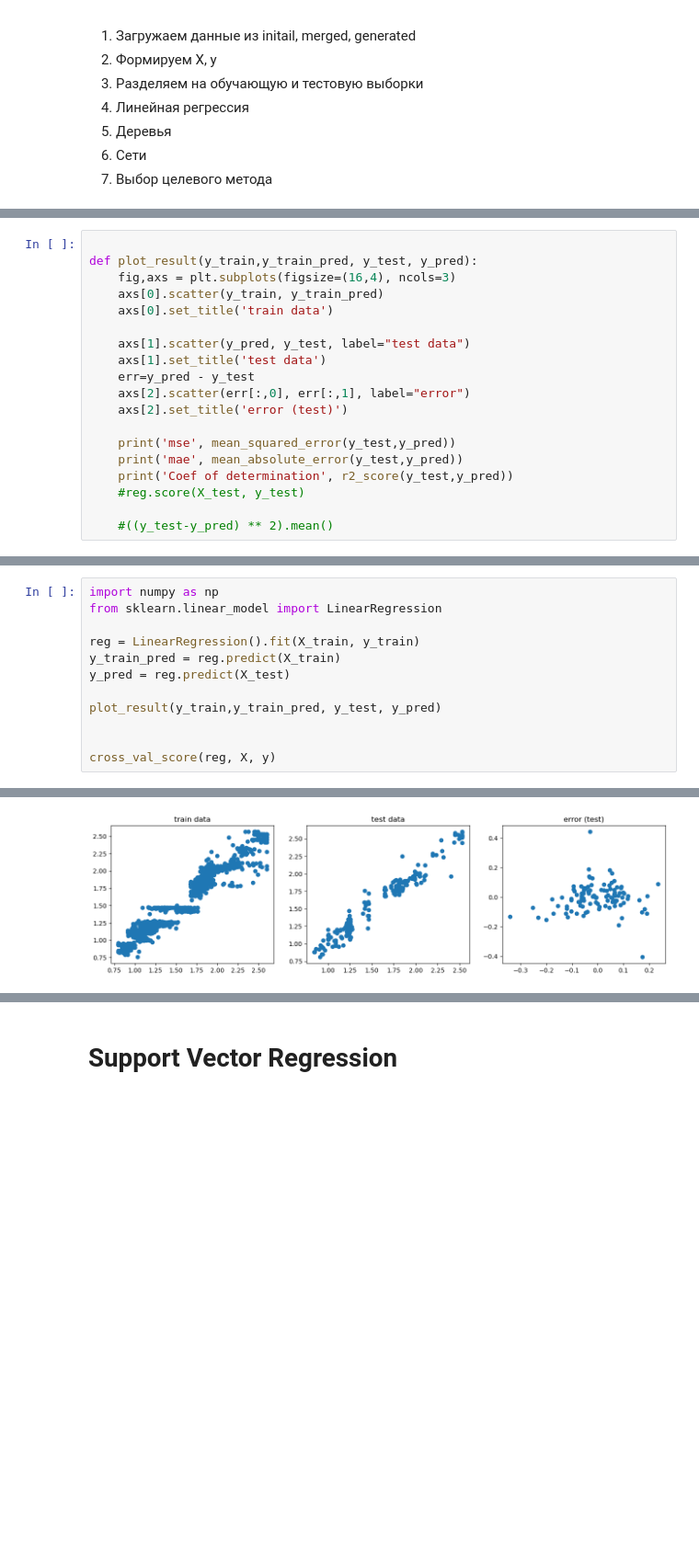
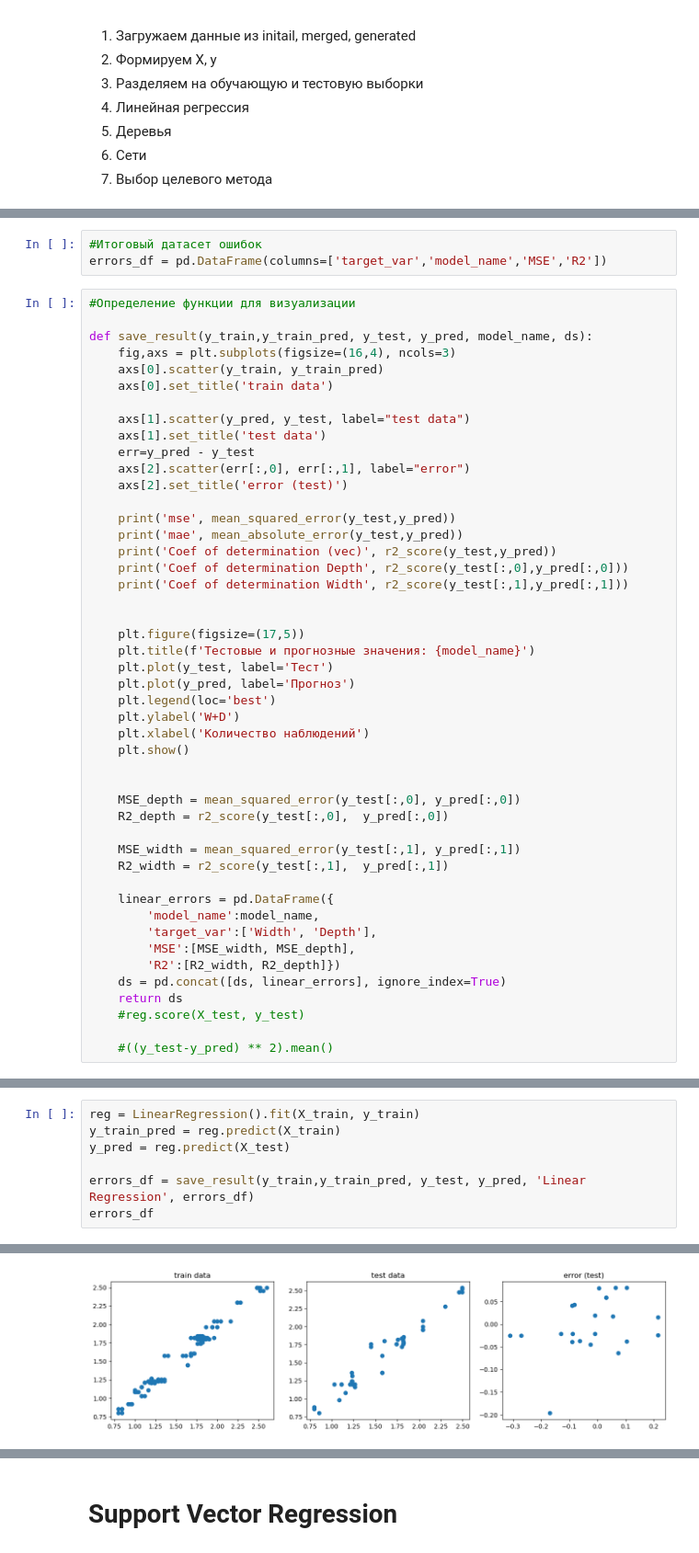
Before and after one commit to evgnikonorov/ML-Flask-app, a Jupyter notebook: 2.Algo_analysis/Methods_test.ipynb, the cells around one changed output, grey strips where cells are left out. Shown at 92% size. Drawn from its saved outputs; the diff is of its cells as text; blank space fills up the shorter version.

```diff
--- a/2.Algo_analysis/Methods_test.ipynb
+++ b/2.Algo_analysis/Methods_test.ipynb
@@ -68,6 +76,10 @@ X_train, X_test, y_train, y_test = train_test_split(X, y, train_size=0.9)
+# %%
+#Итоговый датасет ошибок
+errors_df = pd.DataFrame(columns=['target_var','model_name','MSE','R2'])
 # %%
+#Определение функции для визуализации
 
-def plot_result(y_train,y_train_pred, y_test, y_pred):
+def save_result(y_train,y_train_pred, y_test, y_pred, model_name, ds):
     fig,axs = plt.subplots(figsize=(16,4), ncols=3)
     axs[0].scatter(y_train, y_train_pred)
     axs[0].set_title('train data')
@@ -80,7 +92,34 @@ def plot_result(y_train,y_train_pred, y_test, y_pred):
 
     print('mse', mean_squared_error(y_test,y_pred))
     print('mae', mean_absolute_error(y_test,y_pred))
-    print('Coef of determination', r2_score(y_test,y_pred))
+    print('Coef of determination (vec)', r2_score(y_test,y_pred))
+    print('Coef of determination Depth', r2_score(y_test[:,0],y_pred[:,0]))
+    print('Coef of determination Width', r2_score(y_test[:,1],y_pred[:,1]))
+
+
+    plt.figure(figsize=(17,5))
+    plt.title(f'Тестовые и прогнозные значения: {model_name}')
+    plt.plot(y_test, label='Тест')
+    plt.plot(y_pred, label='Прогноз')
+    plt.legend(loc='best')
+    plt.ylabel('W+D')
+    plt.xlabel('Количество наблюдений')
+    plt.show()
+
+
+    MSE_depth = mean_squared_error(y_test[:,0], y_pred[:,0])
+    R2_depth = r2_score(y_test[:,0],  y_pred[:,0])
+
+    MSE_width = mean_squared_error(y_test[:,1], y_pred[:,1])
+    R2_width = r2_score(y_test[:,1],  y_pred[:,1])
+
+    linear_errors = pd.DataFrame({
+        'model_name':model_name,
+        'target_var':['Width', 'Depth'],
+        'MSE':[MSE_width, MSE_depth],
+        'R2':[R2_width, R2_depth]})
+    ds = pd.concat([ds, linear_errors], ignore_index=True)
+    return ds
     #reg.score(X_test, y_test)
 
     #((y_test-y_pred) ** 2).mean()
@@ -89,13 +131,8 @@ def plot_result(y_train,y_train_pred, y_test, y_pred):
 # %%
-import numpy as np
-from sklearn.linear_model import LinearRegression
-
 reg = LinearRegression().fit(X_train, y_train)
 y_train_pred = reg.predict(X_train)
 y_pred = reg.predict(X_test)
 
-plot_result(y_train,y_train_pred, y_test, y_pred)
-
-
-cross_val_score(reg, X, y)
+errors_df = save_result(y_train,y_train_pred, y_test, y_pred, 'Linear Regression', errors_df)
+errors_df
 # %% [output]
@@ -106 +144 @@ array([0.7863517 , 0.76685341, 0.77752661, 0.77061049, 0.82784119])
-[figure, old version]
+[figure, new version]
```
Also changed, not shown: parts of 44 cells of this notebook, 11 other files.
